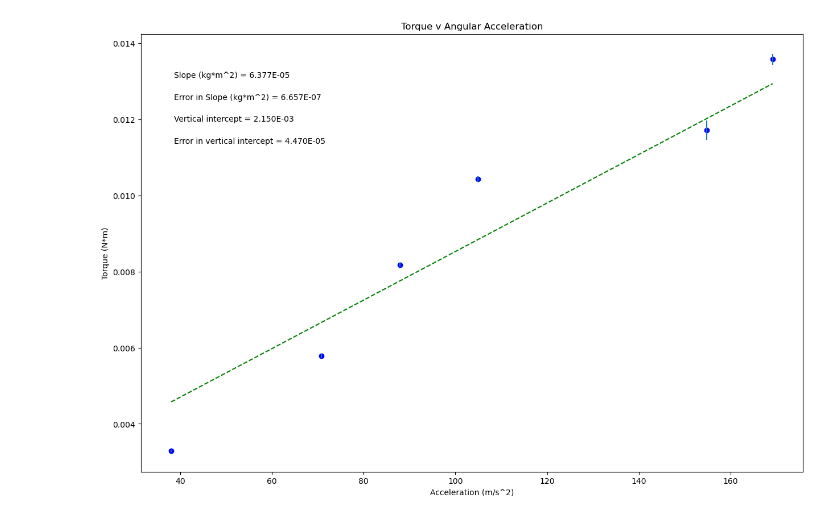
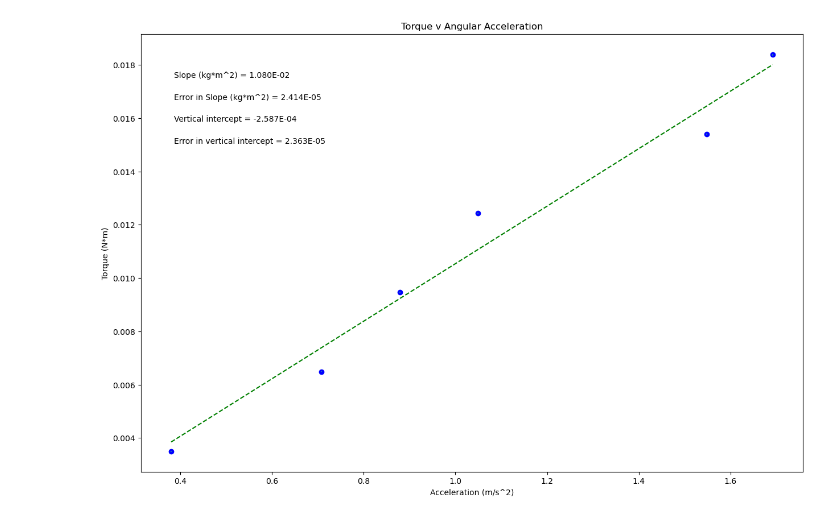
Before and after one commit to austinparson/parsonLab8, a Jupyter notebook: parson_austin_lab8_plot.ipynb, the cells around one changed output. Cells and saved outputs as stored; diff of their text form; code cells hidden in the pictures.

Commit message:
Finalized plot code

```diff
--- a/parson_austin_lab8_plot.ipynb
+++ b/parson_austin_lab8_plot.ipynb
@@ -19,11 +19,11 @@ import matplotlib.pyplot as plt
 #variable names should start with a letter and must contain only letters, numbers, and underscores
 
 
-alpha = np.array([38.03279, 70.81967, 87.86885, 104.91803, 154.75410, 169.18033])
+alpha = np.array([0.38033, 0.70820, 0.87869, 1.04918, 1.54754, 1.69180])
 
-torque = np.array([0.00329, 0.00578, 0.00818, 0.01043, 0.01172, 0.01358])
+torque = np.array([0.00350, 0.00649, 0.00946, 0.01244, 0.01540, 0.01838])
 
-torque_uncertainty = np.array([0.000026, 0.000052, 0.000044, 0.000074, 0.000254, 0.000142])
+torque_uncertainty = np.array([0.000022, 0.000018, 0.000022, 0.000025, 0.000030, 0.000034])
 
 
 
@@ -92,31 +92,31 @@ elif annotation_placement==3 or annotation_placement==4:
 #Don't need to change anything in this section!
 
 #Plot data on graph. Plot error bars and place values for slope,
 #error in slope, and vertical intercept (plus error) on the plot using "annotate"
 
 plt.figure(figsize=(15,10))
 
 plt.plot(x, fit, color='green', linestyle='--')
 plt.scatter(x, y, color='blue', marker='o')
 
 plt.xlabel(x_label)
 plt.ylabel(y_label)
 plt.title(plot_title)
 
 plt.errorbar(x, y, yerr=dy, xerr=None, fmt="none") #don't need to plot x error bars
 
 plt.annotate('Slope ({}) = {value:.{digits}E}'.format(slope_units,value=m, digits=3),
              (xpos, ypos[0]), xycoords='axes fraction')
 
 plt.annotate('Error in Slope ({}) = {value:.{digits}E}'.format(slope_units,value=dm, digits=3),
              (xpos, ypos[1]), xycoords='axes fraction')
 
 plt.annotate('Vertical intercept = {value:.{digits}E}'.format(value=b, digits=3),
              (xpos, ypos[2]), xycoords='axes fraction')
 
 plt.annotate('Error in vertical intercept = {value:.{digits}E}'.format(value=db, digits=3),
              (xpos, ypos[3]), xycoords='axes fraction')
 
 plt.show()
 # %% [output]
-[figure, old version]
+[figure, new version]
```
